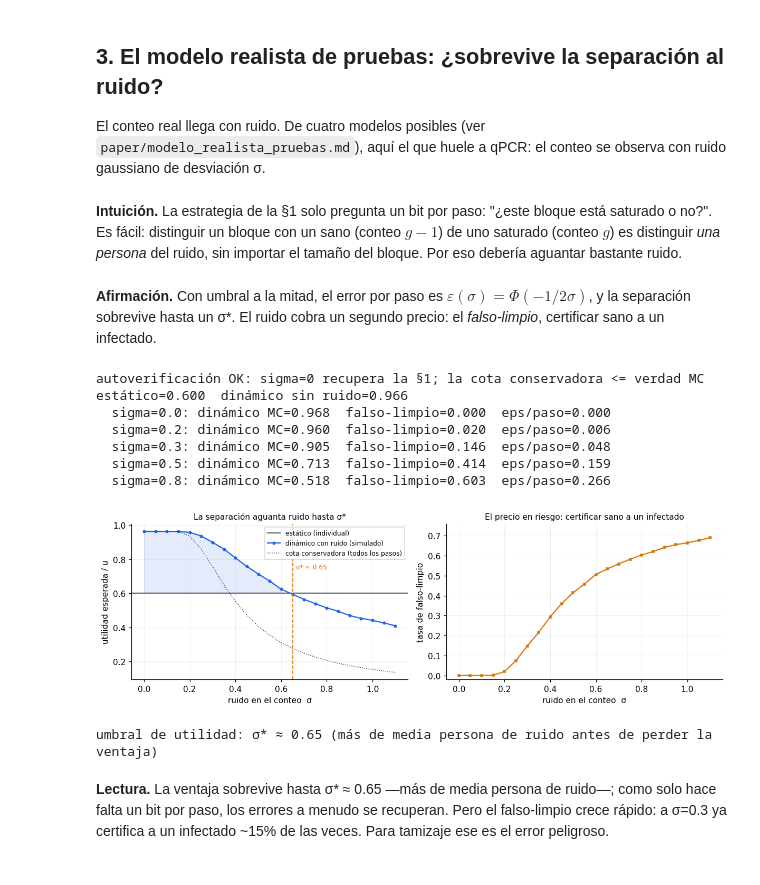
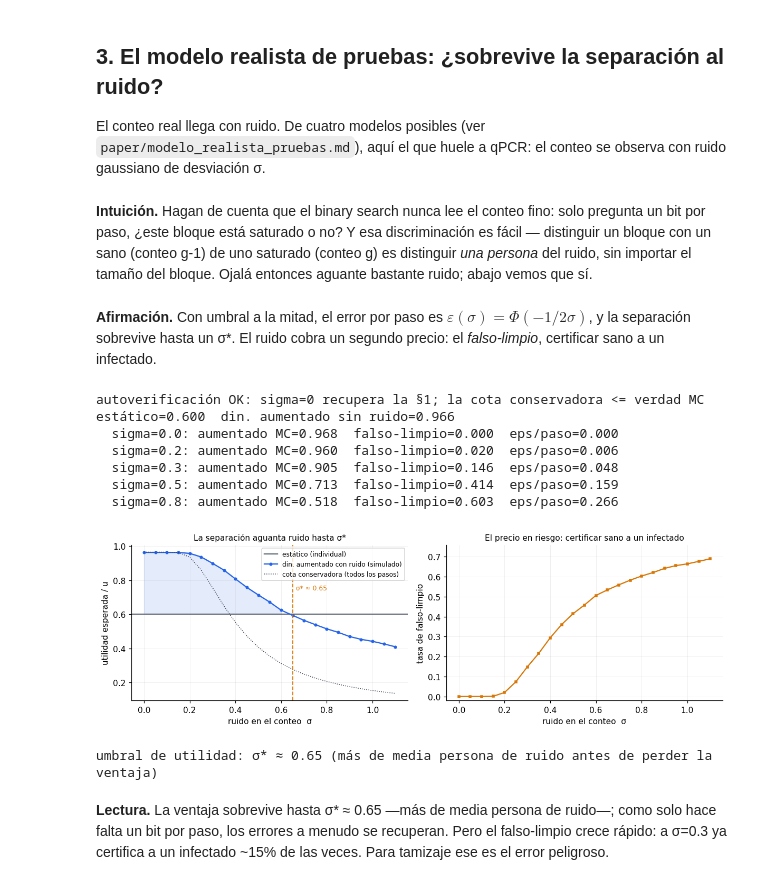
Before and after one commit to Vladi-roSP/pooled-testing-dynamic, a Jupyter notebook: augmented/notebooks/19_avances_post_sesion.ipynb, the cells around one changed output. Saved outputs shown, nothing was run; the diff lists cells and outputs as text; code cells hidden in the pictures.

```diff
--- a/augmented/notebooks/19_avances_post_sesion.ipynb
+++ b/augmented/notebooks/19_avances_post_sesion.ipynb
@@ -460,11 +468,11 @@ El conteo real llega con ruido. De cuatro modelos posibles (ver
 `paper/modelo_realista_pruebas.md`), aquí el que huele a qPCR: el conteo se
 observa con ruido gaussiano de desviación σ.
 # %% [markdown]
-**Intuición.** La estrategia de la §1 solo pregunta un bit por paso:
-"¿este bloque está saturado o no?". Es fácil: distinguir un bloque con un sano
-(conteo $g-1$) de uno saturado (conteo $g$) es distinguir *una persona* del
-ruido, sin importar el tamaño del bloque. Por eso debería aguantar bastante
-ruido.
+**Intuición.** Hagan de cuenta que el binary search nunca lee el conteo
+fino: solo pregunta un bit por paso, ¿este bloque está saturado o no? Y esa
+discriminación es fácil — distinguir un bloque con un sano (conteo g-1) de uno
+saturado (conteo g) es distinguir *una persona* del ruido, sin importar el
+tamaño del bloque. Ojalá entonces aguante bastante ruido; abajo vemos que sí.
 # %% [markdown]
 **Afirmación.** Con umbral a la mitad, el error por paso es
 $\varepsilon(\sigma)=\Phi(-1/2\sigma)$, y la separación sobrevive hasta un σ\*.
@@ -534,51 +542,51 @@ for s in (0.2, 0.3, 0.5):
     cota = sin_ruido * (1 - eps_por_paso(s)) ** (logG + 1)
     assert cota <= mc + 0.02, f'la cota conservadora excede la verdad en sigma={s}'
 print('autoverificación OK: sigma=0 recupera la §1; la cota conservadora <= verdad MC')
-print(f'estático={est:.3f}  dinámico sin ruido={sin_ruido:.3f}')
+print(f'estático={est:.3f}  din. aumentado sin ruido={sin_ruido:.3f}')
 for s in (0.0, 0.2, 0.3, 0.5, 0.8):
     mc, falso = dinamico_ruidoso_mc(B, G, q, s, sims=20000, seed=1)
-    print(f'  sigma={s}: dinámico MC={mc:.3f}  falso-limpio={falso:.3f}  '
+    print(f'  sigma={s}: aumentado MC={mc:.3f}  falso-limpio={falso:.3f}  '
           f'eps/paso={eps_por_paso(s):.3f}')
 # %% [output]
 autoverificación OK: sigma=0 recupera la §1; la cota conservadora <= verdad MC
-estático=0.600  dinámico sin ruido=0.966
-  sigma=0.0: dinámico MC=0.968  falso-limpio=0.000  eps/paso=0.000
-  sigma=0.2: dinámico MC=0.960  falso-limpio=0.020  eps/paso=0.006
-  sigma=0.3: dinámico MC=0.905  falso-limpio=0.146  eps/paso=0.048
-  sigma=0.5: dinámico MC=0.713  falso-limpio=0.414  eps/paso=0.159
-  sigma=0.8: dinámico MC=0.518  falso-limpio=0.603  eps/paso=0.266
+estático=0.600  din. aumentado sin ruido=0.966
+  sigma=0.0: aumentado MC=0.968  falso-limpio=0.000  eps/paso=0.000
+  sigma=0.2: aumentado MC=0.960  falso-limpio=0.020  eps/paso=0.006
+  sigma=0.3: aumentado MC=0.905  falso-limpio=0.146  eps/paso=0.048
+  sigma=0.5: aumentado MC=0.713  falso-limpio=0.414  eps/paso=0.159
+  sigma=0.8: aumentado MC=0.518  falso-limpio=0.603  eps/paso=0.266
 # %%
 # figura: la separación contra el ruido (izq) y el precio en riesgo (der)
 sigmas = np.linspace(0.0, 1.1, 23)
 util = [dinamico_ruidoso_mc(B, G, q, float(s), sims=12000, seed=2)[0] for s in sigmas]
 falso = [dinamico_ruidoso_mc(B, G, q, float(s), sims=12000, seed=2)[1] for s in sigmas]
 cota = [sin_ruido * (1 - eps_por_paso(float(s))) ** (logG + 1) for s in sigmas]
 # umbral sigma*: donde la utilidad dinámica cruza el estático
 sig_star = next((float(s) for s, m in zip(sigmas, util) if m < est), None)
 
 fig, (ax1, ax2) = plt.subplots(1, 2, figsize=(11, 3.6))
 ax1.axhline(est, color=GRIS, lw=1.6, label='estático (individual)')
-ax1.plot(sigmas, util, marker='o', ms=3, color=AZUL, label='dinámico con ruido (simulado)')
+ax1.plot(sigmas, util, marker='o', ms=3, color=AZUL, label='din. aumentado con ruido (simulado)')
 ax1.plot(sigmas, cota, ls=':', color=TINTA, lw=1, label='cota conservadora (todos los pasos)')
 ax1.fill_between(sigmas, est, util, where=[u > est for u in util], color=AZUL, alpha=0.12)
 if sig_star is not None:
     ax1.axvline(sig_star, color=AMBAR, ls='--', lw=1.2)
     ax1.annotate(f'σ* ≈ {sig_star:.2f}', (sig_star, est), textcoords='offset points',
                  xytext=(4, 30), fontsize=8, color=AMBAR)
 ax1.set_xlabel('ruido en el conteo  σ'); ax1.set_ylabel('utilidad esperada / u')
 ax1.set_title('La separación aguanta ruido hasta σ*', fontsize=10)
 ax1.legend(fontsize=8, loc='upper right')
 
 ax2.plot(sigmas, falso, marker='s', ms=3, color=AMBAR)
 ax2.set_xlabel('ruido en el conteo  σ')
 ax2.set_ylabel('tasa de falso-limpio')
 ax2.set_title('El precio en riesgo: certificar sano a un infectado', fontsize=10)
 ax2.set_ylim(-0.02, max(0.05, max(falso) * 1.1))
 fig.tight_layout(); plt.show()
 print(f'umbral de utilidad: σ* ≈ {sig_star:.2f} '
       f'(más de media persona de ruido antes de perder la ventaja)')
 # %% [output]
-[figure, old version]
+[figure, new version]
 umbral de utilidad: σ* ≈ 0.65 (más de media persona de ruido antes de perder la ventaja)
 # %% [markdown]
 **Lectura.** La ventaja sobrevive hasta σ\* ≈ 0.65 —más de media persona de
```
Also changed, not shown: parts of 13 cells of this notebook, 1 other file.
